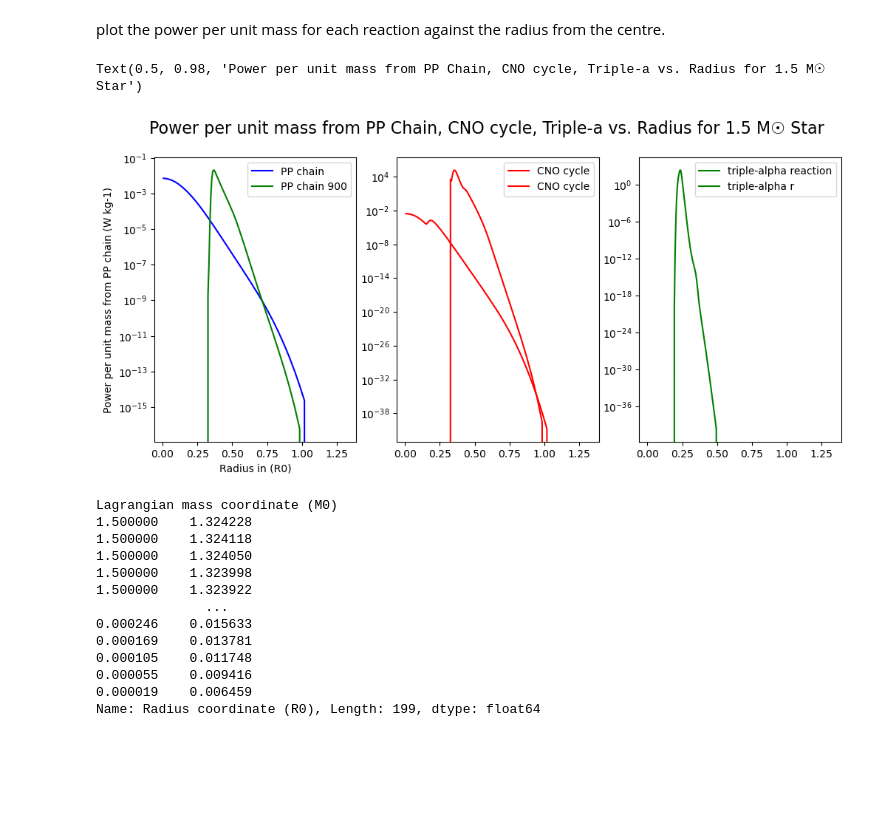
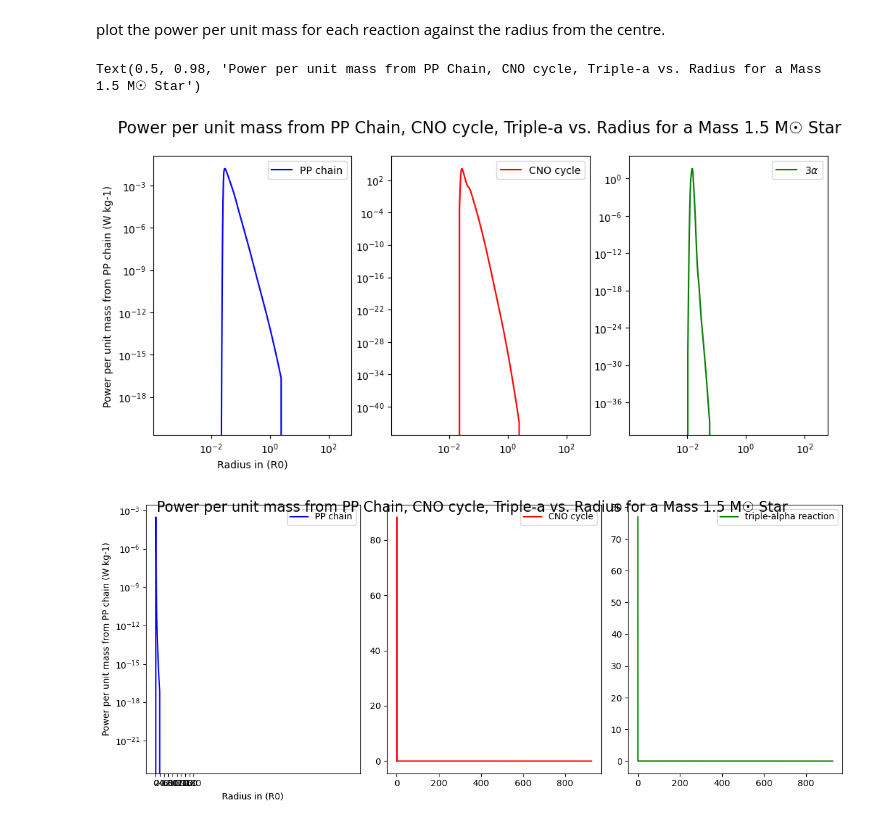
Before and after one commit to pathakis/Modelling-the-Lives-of-Stars, a Jupyter notebook: Task_3_3.ipynb, the cells around one changed output. Cells and saved outputs as stored; diff of their text form; code cells hidden in the pictures; blank space fills up the shorter version.

Commit message:
Changed the plots

```diff
--- a/Task_3_3.ipynb
+++ b/Task_3_3.ipynb
@@ -152,5 +161,5 @@ col_names_extended = ['Lagrangian mass coordinate (M0)',
              'Nitrogren mass fraction',
              'Oxygen mass fraction',
              'Electron degeneracy parameter']
-data_1_5_extended = pd.read_fwf('Data1_5/Data0_01/Detailed/structure_00000.txt', names=col_names_extended, index_col=0)
-data_1_5_900 = pd.read_fwf('Data1_5/Data0_01/Detailed/structure_00900.txt', names=col_names_extended, index_col=0)
+
+data_1_5_extended = pd.read_fwf('Modelling-the-Lives-of-Stars/Data1_5/Data0_01/Detailed/structure_00874.txt', names=col_names_extended, index_col=0)
@@ -157,27 +168,28 @@ data_1_5_900 = pd.read_fwf('Data1_5/Data0_01/Detailed/structure_00900.txt', name
 # %%
 fig, ax = plt.subplots(1, 3, figsize=(12, 5))
 
+#'Power per unit mass from PP chain (W kg-1)'
 ax[0].plot(data_1_5_extended['Radius coordinate (R0)'], data_1_5_extended['Power per unit mass from PP chain (W kg-1)'], linestyle='-', c='b', label='PP chain')
-ax[0].plot(data_1_5_extended['Radius coordinate (R0)'], data_1_5_900['Power per unit mass from PP chain (W kg-1)'], linestyle='-', c='g', label='PP chain 900')
 ax[1].plot(data_1_5_extended['Radius coordinate (R0)'], data_1_5_extended['Power per unit mass from CNO cycle (W kg-1)'], linestyle='-', c='r', label='CNO cycle')
-ax[1].plot(data_1_5_extended['Radius coordinate (R0)'], data_1_5_900['Power per unit mass from CNO cycle (W kg-1)'], linestyle='-', c='r', label='CNO cycle')
-
-
-ax[2].plot(data_1_5_extended['Radius coordinate (R0)'], data_1_5_extended['Power per unit mass from triple-alpha reaction (W kg-1)'], linestyle='-', c='g', label='triple-alpha reaction')
-ax[2].plot(data_1_5_extended['Radius coordinate (R0)'], data_1_5_900['Power per unit mass from triple-alpha reaction (W kg-1)'], linestyle='-', c='g', label='triple-alpha r')
-
-
+ax[2].plot(data_1_5_extended['Radius coordinate (R0)'], data_1_5_extended['Power per unit mass from triple-alpha reaction (W kg-1)'], linestyle='-', c='g', label=r'3$\alpha$')
 ax[0].legend()
 ax[1].legend()
 ax[2].legend()
-ax[0].set_yscale("log")
-ax[1].set_yscale("log")
-ax[2].set_yscale("log")
+ax[0].set_yscale('log')
+ax[1].set_yscale('log')
+ax[2].set_yscale('log')
+ax[0].set_xscale('log')
+ax[1].set_xscale('log')
+ax[2].set_xscale('log')
+#ax[0].set_xticks(range(0, 22,2))
+#ax[1].set_xticks(range(0, 22,2))
+#ax[2].set_xticks(range(0, 22,2))
 ax[0].set_xlabel('Radius in (R0)')
 ax[0].set_ylabel('Power per unit mass from PP chain (W kg-1)')
-ax[0].set_title('')
-ax[1].set_title('')
-fig.suptitle('Power per unit mass from PP Chain, CNO cycle, Triple-a vs. Radius for 1.5 M☉ Star', fontsize=16)
+
+#ax[0].set_title('Mass 1.5 M☉ Star')
+#ax[1].set_title('Mass 20 M☉ Star')
+fig.suptitle('Power per unit mass from PP Chain, CNO cycle, Triple-a vs. Radius for a Mass 1.5 M☉ Star', fontsize=16)
 # %% [output]
-Text(0.5, 0.98, 'Power per unit mass from PP Chain, CNO cycle, Triple-a vs. Radius for 1.5 M☉ Star')
+Text(0.5, 0.98, 'Power per unit mass from PP Chain, CNO cycle, Triple-a vs. Radius for a Mass 1.5 M☉ Star')
-[figure, old version]
+[figure, new version]
@@ -184,17 +198,28 @@ Text(0.5, 0.98, 'Power per unit mass from PP Chain, CNO cycle, Triple-a vs. Radi
 # %%
-data = data_1_5_extended['Radius coordinate (R0)']
-print(data)
+import matplotlib.pyplot as plt
+
+fig, ax = plt.subplots(1, 3, figsize=(12, 5))
+
+#'Power per unit mass from PP chain (W kg-1)'
+ax[0].plot(data_20_extended['Radius coordinate (R0)'], data_20_extended['Power per unit mass from PP chain (W kg-1)'], linestyle='-', c='b', label='PP chain')
+ax[1].plot(data_20_extended['Radius coordinate (R0)'], data_20_extended['Power per unit mass from CNO cycle (W kg-1)'], linestyle='-', c='r', label='CNO cycle')
+ax[2].plot(data_20_extended['Radius coordinate (R0)'], data_20_extended['Power per unit mass from triple-alpha reaction (W kg-1)'], linestyle='-', c='g', label='triple-alpha reaction')
+ax[0].legend()
+ax[1].legend()
+ax[2].legend()
+ax[0].set_yscale('log')
+#ax[1].set_yscale('log')
+#ax[2].set_yscale('log')
+ax[0].set_xticks(range(0, 200, 20))
+#ax[1].set_xticks(range(0, 200, 20))
+#ax[2].set_xticks(range(0, 200, 20))
+ax[0].set_xlabel('Radius in (R0)')
+ax[0].set_ylabel('Power per unit mass from PP chain (W kg-1)')
+
+plt.tight_layout()  # Adjust layout for all subplots
+
+fig.suptitle('Power per unit mass from PP Chain, CNO cycle, Triple-a vs. Radius for a Mass 1.5 M☉ Star', fontsize=16)
+
+plt.show()
 # %% [output]
-Lagrangian mass coordinate (M0)
-1.500000    1.324228
-1.500000    1.324118
-1.500000    1.324050
-1.500000    1.323998
-1.500000    1.323922
-              ...
-0.000246    0.015633
-0.000169    0.013781
-0.000105    0.011748
-0.000055    0.009416
-0.000019    0.006459
-Name: Radius coordinate (R0), Length: 199, dtype: float64
+[figure, added]
```
Also changed, not shown: parts of 6 cells of this notebook.
